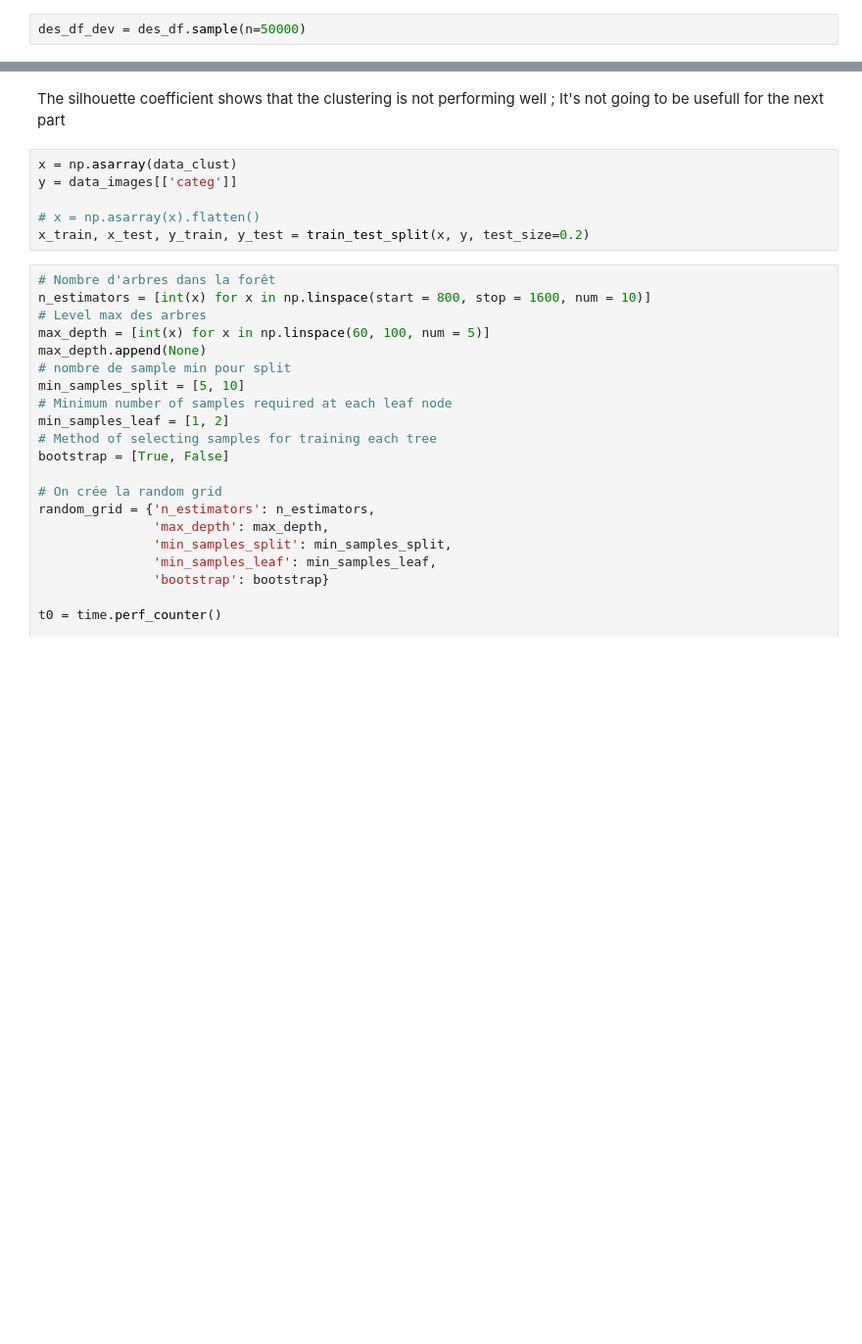
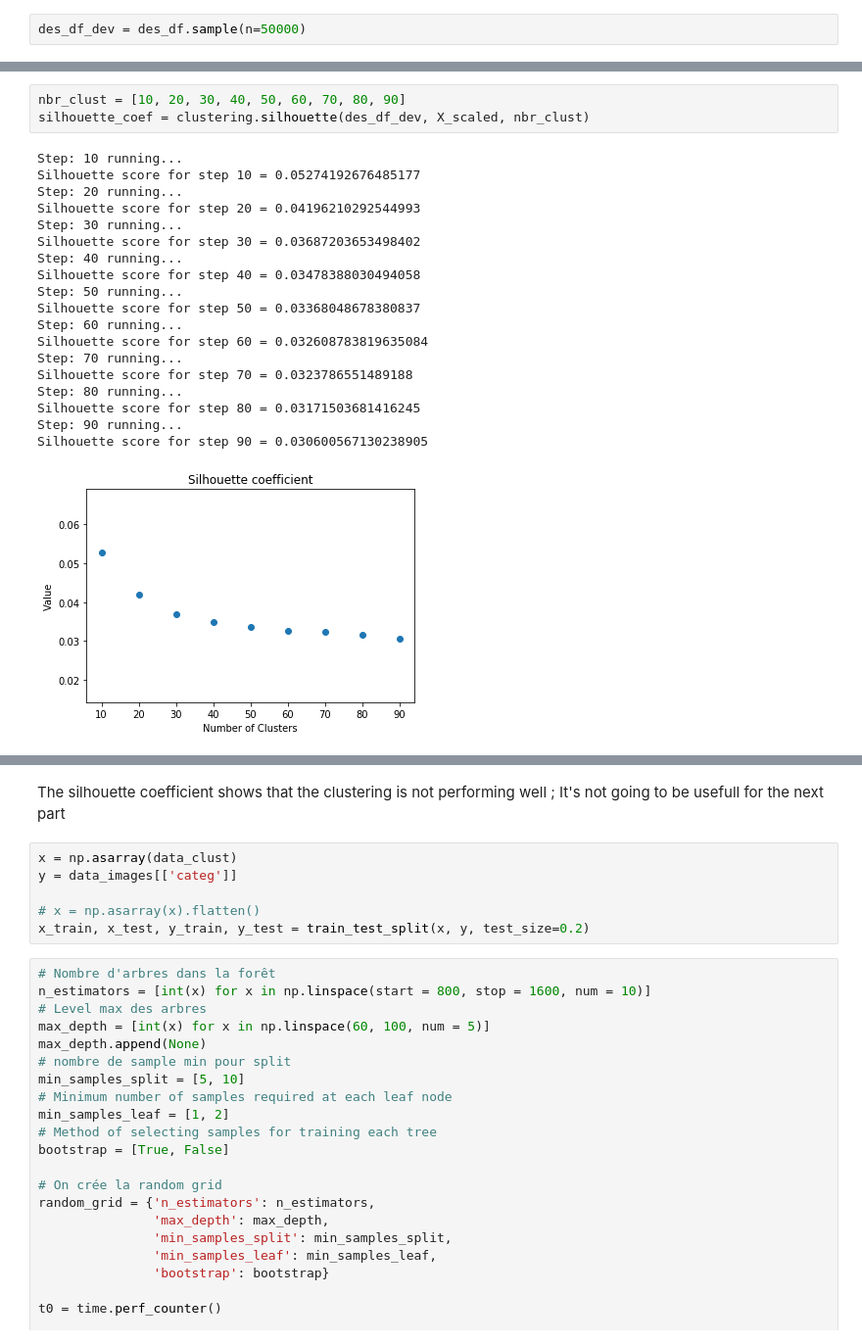
Before and after one commit to Julien-paulet/Ds_projet6, a Jupyter notebook: P6_02_notebook_analyses.ipynb, the cells around one changed output, grey strips where cells are left out. Shown: that part at 98% size. Drawn from its saved outputs; the diff is of its cells as text; blank space fills up the shorter version.

```diff
--- a/P6_02_notebook_analyses.ipynb
+++ b/P6_02_notebook_analyses.ipynb
@@ -562,0 +423,23 @@ silhouette_coef
+# %%
+nbr_clust = [10, 20, 30, 40, 50, 60, 70, 80, 90]
+silhouette_coef = clustering.silhouette(des_df_dev, X_scaled, nbr_clust)
+# %% [output]
+Step: 10 running...
+Silhouette score for step 10 = 0.05274192676485177
+Step: 20 running...
+Silhouette score for step 20 = 0.04196210292544993
+Step: 30 running...
+Silhouette score for step 30 = 0.03687203653498402
+Step: 40 running...
+Silhouette score for step 40 = 0.03478388030494058
+Step: 50 running...
+Silhouette score for step 50 = 0.03368048678380837
+Step: 60 running...
+Silhouette score for step 60 = 0.032608783819635084
+Step: 70 running...
+Silhouette score for step 70 = 0.0323786551489188
+Step: 80 running...
+Silhouette score for step 80 = 0.03171503681416245
+Step: 90 running...
+Silhouette score for step 90 = 0.030600567130238905
+[figure, added]
```
Also changed, not shown: parts of 22 cells of this notebook, 1 other file.
